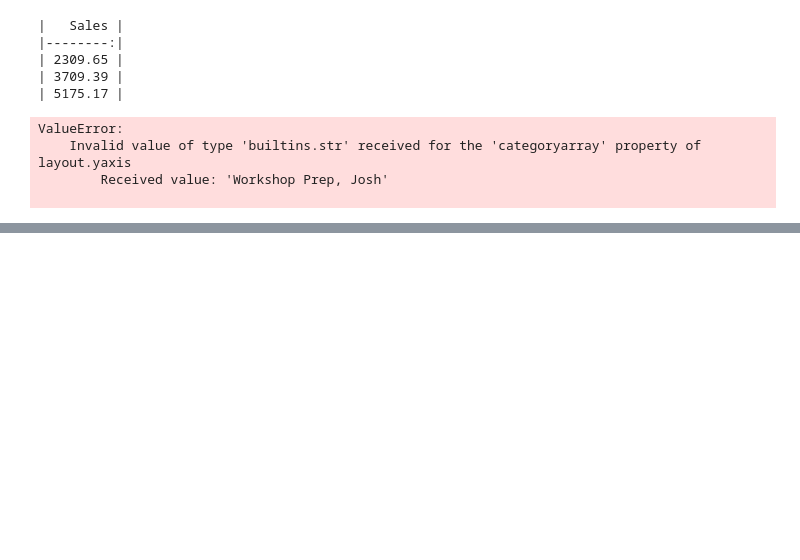
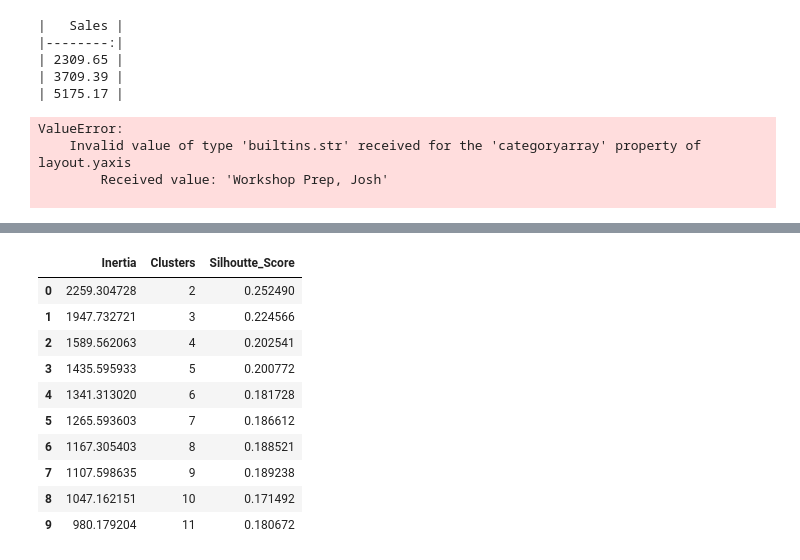
Before and after one commit to joshuajnoble/method-data-viz, a Jupyter notebook: super_store_edav.ipynb, the cells around one changed output, grey strips where cells are left out. Saved outputs shown, nothing was run; the diff lists cells and outputs as text; code cells hidden in the pictures; blank space fills up the shorter version.

```diff
--- a/super_store_edav.ipynb
+++ b/super_store_edav.ipynb
@@ -750,0 +839,25 @@ sankey_fig.update_layout(title="Superstore Flow")
+# %%
+import numpy as np
+
+clustering_info = pd.DataFrame({"Inertia":inertia_array, "Clusters":np.arange(2,12)})
+scores = []
+
+for i in range(2,12):
+    kmeans = KMeans(n_clusters=i,random_state=0).fit(X)
+    score = silhouette_score(X,kmeans.labels_)
+    scores.append(score)
+
+clustering_info["Silhoutte_Score"] = scores
+clustering_info
+# %% [output]
+|  | Inertia | Clusters | Silhoutte_Score |
+| 0 | 2259.304728 | 2 | 0.252490 |
+| 1 | 1947.732721 | 3 | 0.224566 |
+| 2 | 1589.562063 | 4 | 0.202541 |
+| 3 | 1435.595933 | 5 | 0.200772 |
+| 4 | 1341.313020 | 6 | 0.181728 |
+| 5 | 1265.593603 | 7 | 0.186612 |
+| 6 | 1167.305403 | 8 | 0.188521 |
+| 7 | 1107.598635 | 9 | 0.189238 |
+| 8 | 1047.162151 | 10 | 0.171492 |
+| 9 | 980.179204 | 11 | 0.180672 |
```
Also changed, not shown: parts of 13 cells of this notebook.
